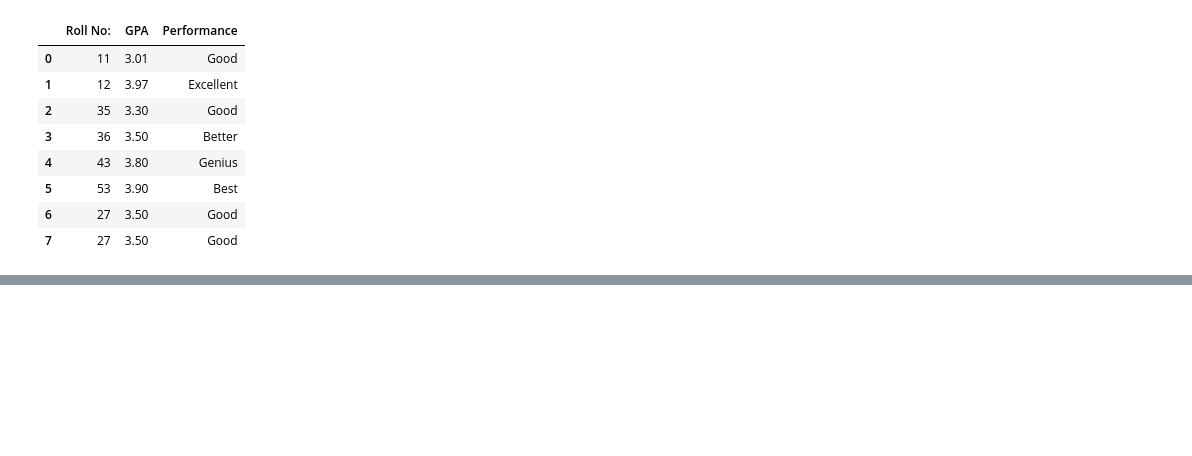
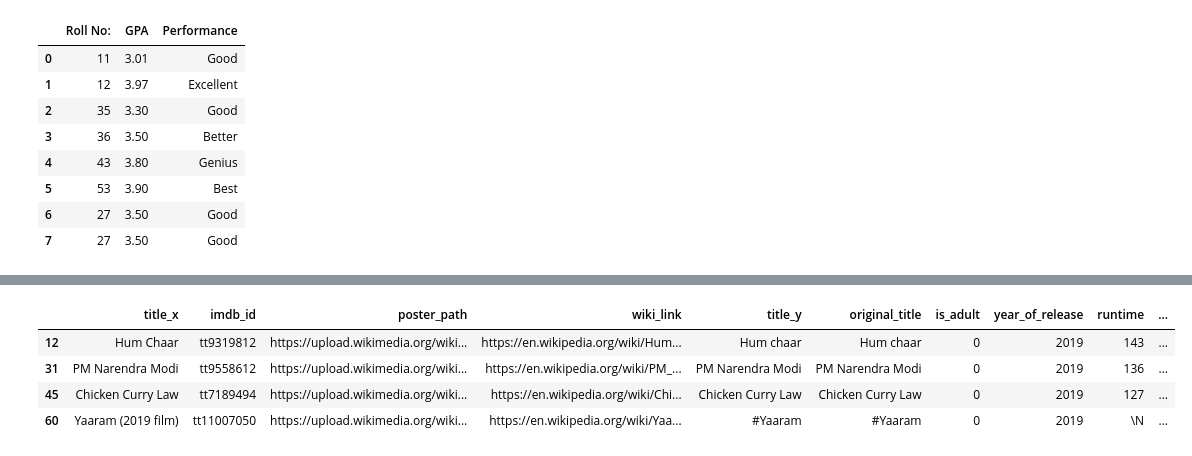
Before and after one commit to iAleeRaza/Pandas, a Jupyter notebook: pandas_dataframe.ipynb, the cells around one changed output, grey strips where cells are left out. Drawn from its saved outputs; the diff is of its cells as text; code cells hidden in the pictures; blank space fills up the shorter version.

Commit message:
added indexing

```diff
--- a/pandas_dataframe.ipynb
+++ b/pandas_dataframe.ipynb
@@ -409,0 +535,9 @@ students
+# %%
+#fancy indexing
+movies.iloc[[12,31,45,60]]
+# %% [output]
+|  | title_x | imdb_id | poster_path | wiki_link | title_y | original_title | is_adult | year_of_release | runtime | ... |
+| 12 | Hum Chaar | tt9319812 | https://upload.wikimedia.org/wiki... | https://en.wikipedia.org/wiki/Hum... | Hum chaar | Hum chaar | 0 | 2019 | 143 | ... |
+| 31 | PM Narendra Modi | tt9558612 | https://upload.wikimedia.org/wiki... | https://en.wikipedia.org/wiki/PM_... | PM Narendra Modi | PM Narendra Modi | 0 | 2019 | 136 | ... |
+| 45 | Chicken Curry Law | tt7189494 | https://upload.wikimedia.org/wiki... | https://en.wikipedia.org/wiki/Chi... | Chicken Curry Law | Chicken Curry Law | 0 | 2019 | 127 | ... |
+| 60 | Yaaram (2019 film) | tt11007050 | https://upload.wikimedia.org/wiki... | https://en.wikipedia.org/wiki/Yaa... | #Yaaram | #Yaaram | 0 | 2019 | \N | ... |
```
Also changed, not shown: parts of 20 cells of this notebook.
